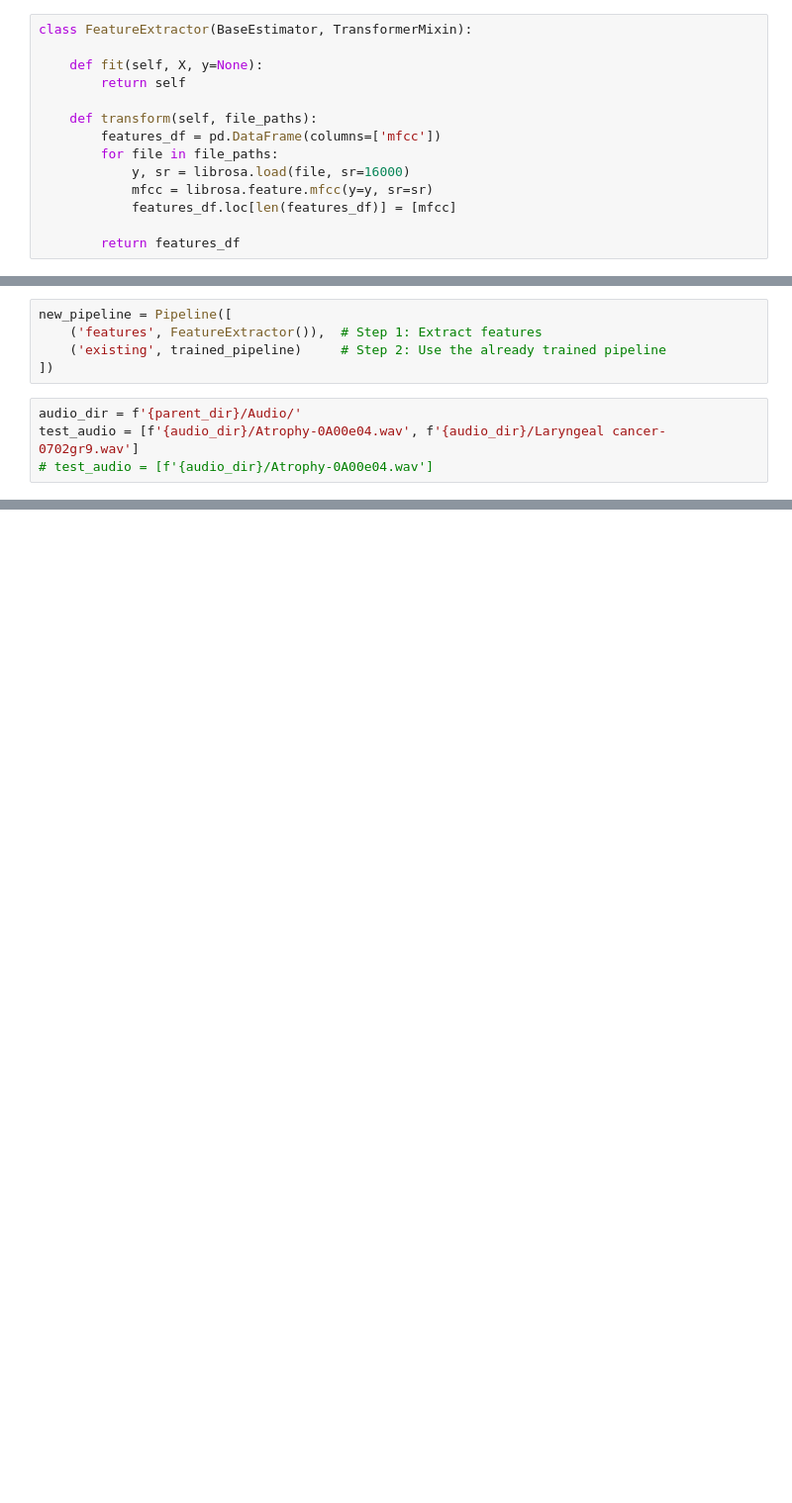
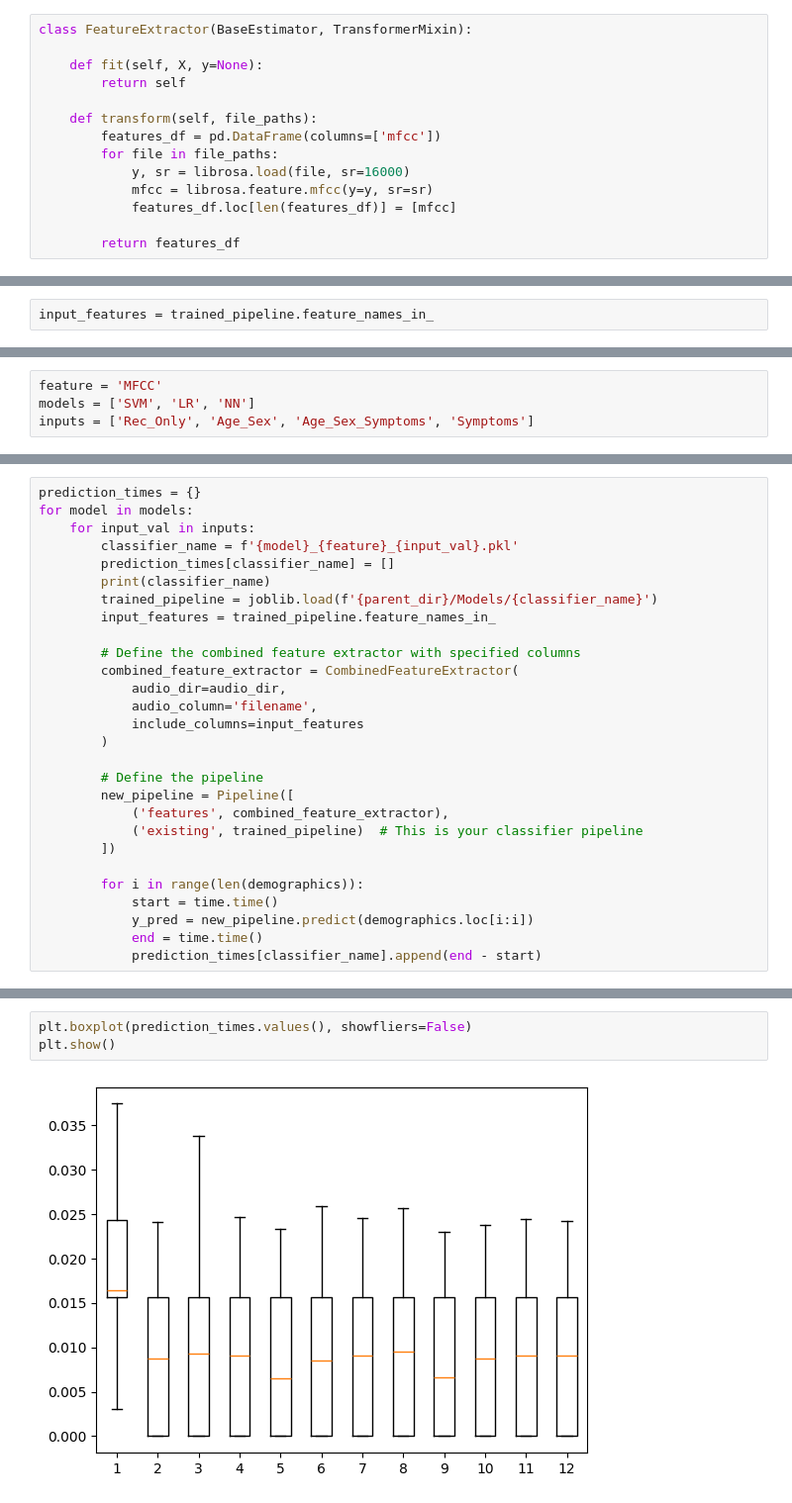
Before and after one commit to mary-paterson/LaryngealCancerClassificationBenchmark, a Jupyter notebook: Predict Audio/MFCCFullPipeline.ipynb, the cells around one changed output, grey strips where cells are left out. Shown at 99% size. Drawn from its saved outputs; the diff is of its cells as text; blank space fills up the shorter version.

Commit message:
Update Prediction Files

```diff
--- a/Predict Audio/MFCCFullPipeline.ipynb
+++ b/Predict Audio/MFCCFullPipeline.ipynb
@@ -43,0 +91,2 @@ class FeatureExtractor(BaseEstimator, TransformerMixin):
+# %%
+input_features = trained_pipeline.feature_names_in_
@@ -44,9 +131,4 @@ class FeatureExtractor(BaseEstimator, TransformerMixin):
 # %%
-new_pipeline = Pipeline([
-    ('features', FeatureExtractor()),  # Step 1: Extract features
-    ('existing', trained_pipeline)     # Step 2: Use the already trained pipeline
-])
+feature = 'MFCC'
+models = ['SVM', 'LR', 'NN']
+inputs = ['Rec_Only', 'Age_Sex', 'Age_Sex_Symptoms', 'Symptoms']
-# %%
-audio_dir = f'{parent_dir}/Audio/'
-test_audio = [f'{audio_dir}/Atrophy-0A00e04.wav', f'{audio_dir}/Laryngeal cancer-0702gr9.wav']
-# test_audio = [f'{audio_dir}/Atrophy-0A00e04.wav']
@@ -58,0 +135,28 @@ array(['Benign', 'Malignant'], dtype=object)
+# %%
+prediction_times = {}
+for model in models:
+    for input_val in inputs:
+        classifier_name = f'{model}_{feature}_{input_val}.pkl'
+        prediction_times[classifier_name] = []
+        print(classifier_name)
+        trained_pipeline = joblib.load(f'{parent_dir}/Models/{classifier_name}')
+        input_features = trained_pipeline.feature_names_in_
+
+        # Define the combined feature extractor with specified columns
+        combined_feature_extractor = CombinedFeatureExtractor(
+            audio_dir=audio_dir,
+            audio_column='filename',
+            include_columns=input_features
+        )
+
+        # Define the pipeline
+        new_pipeline = Pipeline([
+            ('features', combined_feature_extractor),
+            ('existing', trained_pipeline)  # This is your classifier pipeline
+        ])
+
+        for i in range(len(demographics)):
+            start = time.time()
+            y_pred = new_pipeline.predict(demographics.loc[i:i])
+            end = time.time()
+            prediction_times[classifier_name].append(end - start)
@@ -58,0 +180,5 @@ array(['Benign', 'Malignant'], dtype=object)
+# %%
+plt.boxplot(prediction_times.values(), showfliers=False)
+plt.show()
+# %% [output]
+[figure, added]
```
Also changed, not shown: parts of 17 cells of this notebook, 2 other files.
